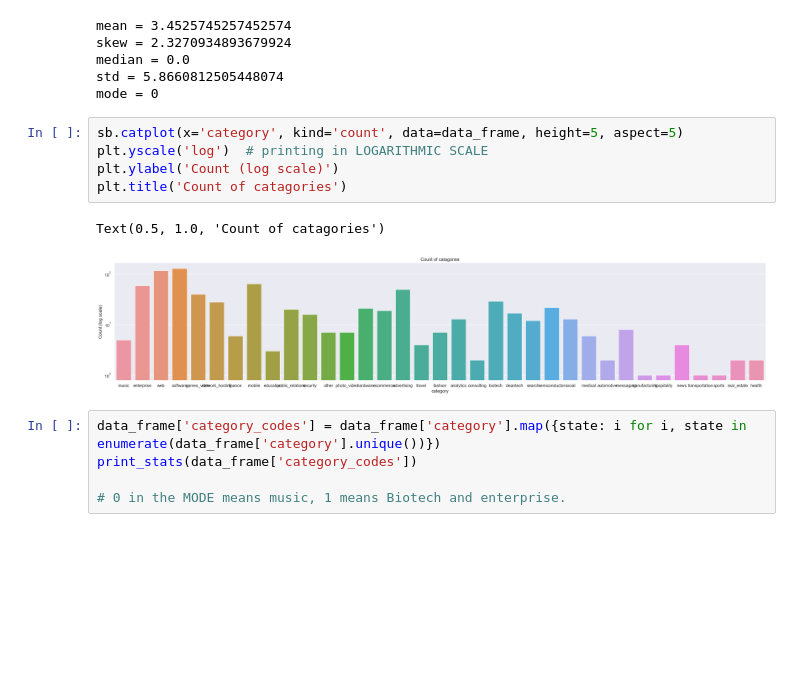
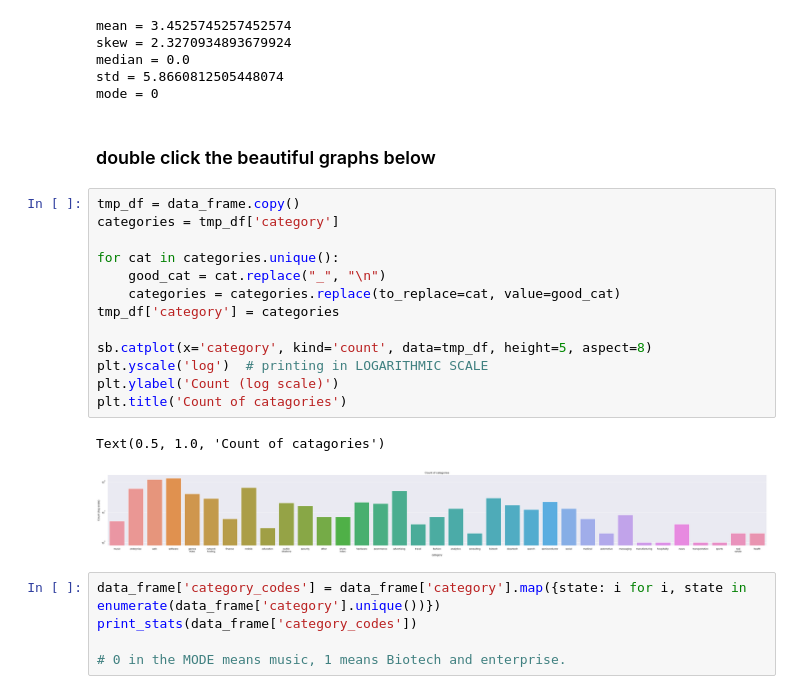
Before and after one commit to Liri-Be/DataMining, a Jupyter notebook: part-1/part1.ipynb, the cells around one changed output. Cells and saved outputs as stored; diff of their text form; blank space fills up the shorter version.

```diff
--- a/part-1/part1.ipynb
+++ b/part-1/part1.ipynb
@@ -184,14 +188,24 @@ skew = 2.3270934893679924
 median = 0.0
 std = 5.8660812505448074
 mode = 0
+# %% [markdown]
+### double click the beautiful graphs below
 # %%
-sb.catplot(x='category', kind='count', data=data_frame, height=5, aspect=5)
+tmp_df = data_frame.copy()
+categories = tmp_df['category']
+
+for cat in categories.unique():
+    good_cat = cat.replace("_", "\n")
+    categories = categories.replace(to_replace=cat, value=good_cat)
+tmp_df['category'] = categories
+
+sb.catplot(x='category', kind='count', data=tmp_df, height=5, aspect=8)
 plt.yscale('log')  # printing in LOGARITHMIC SCALE
 plt.ylabel('Count (log scale)')
 plt.title('Count of catagories')
 # %% [output]
 Text(0.5, 1.0, 'Count of catagories')
-[figure, old version]
+[figure, new version]
 # %%
 data_frame['category_codes'] = data_frame['category'].map({state: i for i, state in enumerate(data_frame['category'].unique())})
 print_stats(data_frame['category_codes'])
```
Also changed, not shown: parts of 23 cells of this notebook, 1 other file.
